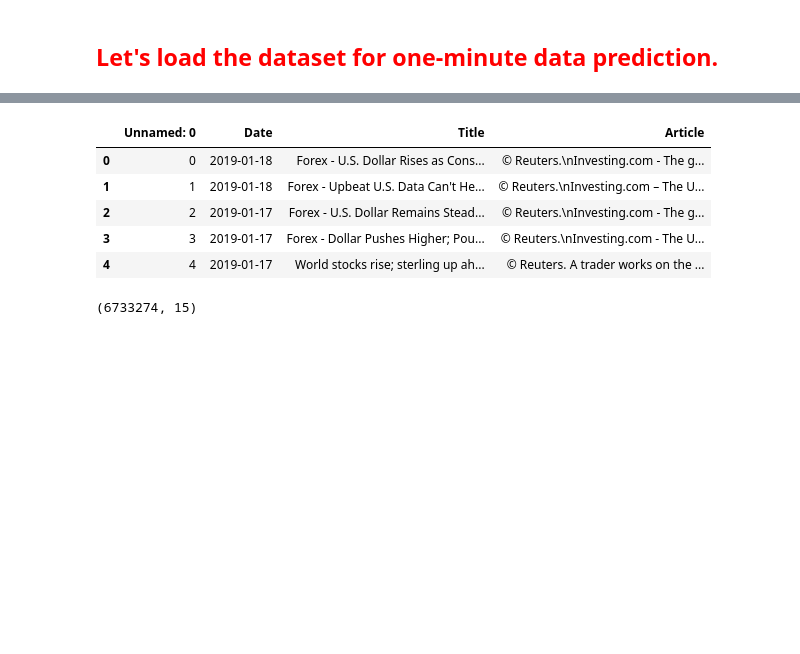
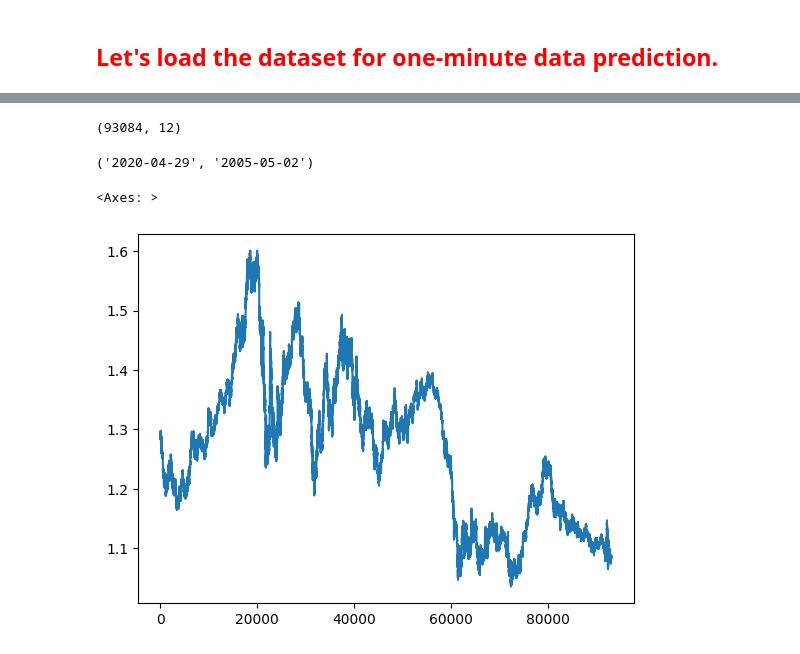
Before and after one commit to spoluan/Forex_market_prediction_EUR_USD, a Jupyter notebook: FOREX_EUR_USD_prediction.ipynb, the cells around one changed output, grey strips where cells are left out. Saved outputs shown, nothing was run; the diff lists cells and outputs as text; code cells hidden in the pictures; blank space fills up the shorter version.

```diff
--- a/FOREX_EUR_USD_prediction.ipynb
+++ b/FOREX_EUR_USD_prediction.ipynb
@@ -74,9 +69,0 @@ datasets.head()
-# %%
-eurusd_news.head()
-# %% [output]
-|  | Unnamed: 0 | Date | Title | Article |
-| 0 | 0 | 2019-01-18 | Forex - U.S. Dollar Rises as Cons... | © Reuters.\nInvesting.com - The g... |
-| 1 | 1 | 2019-01-18 | Forex - Upbeat U.S. Data Can't He... | © Reuters.\nInvesting.com – The U... |
-| 2 | 2 | 2019-01-17 | Forex - U.S. Dollar Remains Stead... | © Reuters.\nInvesting.com - The g... |
-| 3 | 3 | 2019-01-17 | Forex - Dollar Pushes Higher; Pou... | © Reuters.\nInvesting.com - The U... |
-| 4 | 4 | 2019-01-17 | World stocks rise; sterling up ah... | © Reuters. A trader works on the ... |
@@ -85,4 +70,13 @@ combined_datasets = pd.merge(datasets, eurusd_news, on='Date', how='outer').fill
-# %%
-combined_datasets.shape
-# %% [output]
-(6733274, 15)
+# %%
+datasets_hour.shape
+# %% [output]
+(93084, 12)
+# %%
+max(datasets_hour.Date), min(datasets_hour.Date)
+# %% [output]
+('2020-04-29', '2005-05-02')
+# %%
+datasets_hour.BO.plot()
+# %% [output]
+<Axes: >
+[figure, added]
```
Also changed, not shown: parts of 41 cells of this notebook.
